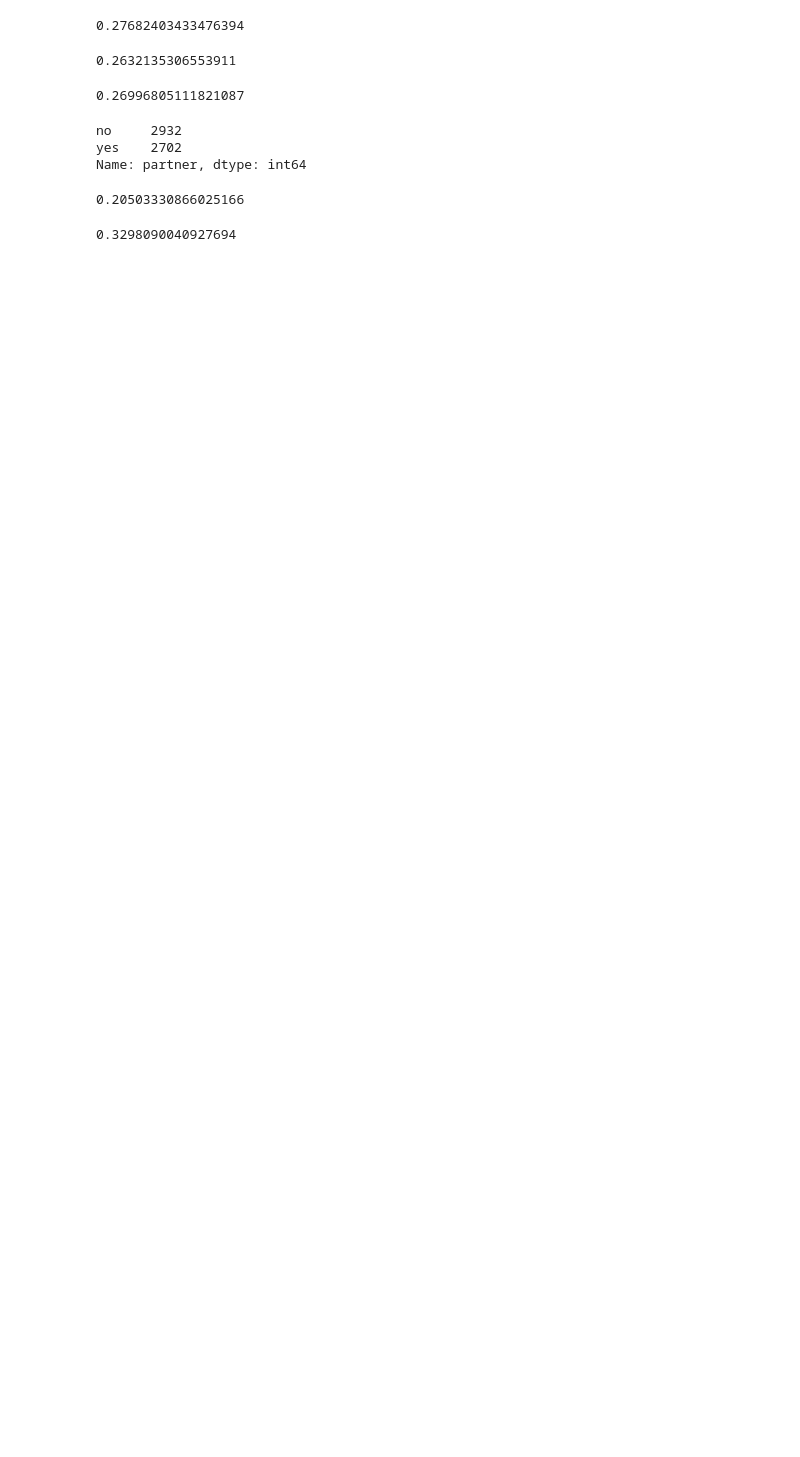
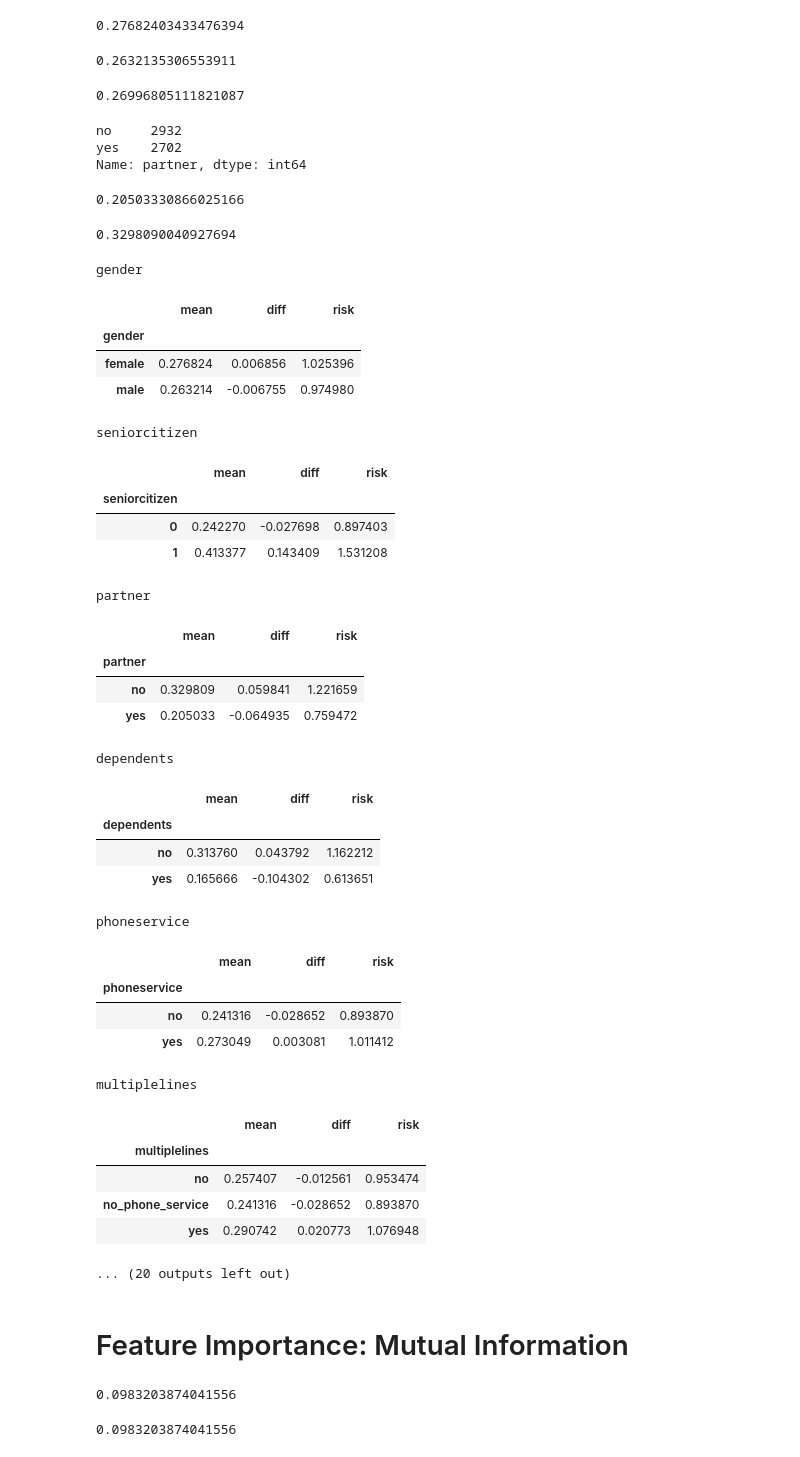
Before and after one commit to Wratch/mlbook_camp, a Jupyter notebook: Lessons/03-Week/03-week.ipynb, the cells around one changed output. Saved outputs shown, nothing was run; the diff lists cells and outputs as text; code cells hidden in the pictures; blank space fills up the shorter version.

```diff
--- a/Lessons/03-Week/03-week.ipynb
+++ b/Lessons/03-Week/03-week.ipynb
@@ -70,7 +70,7 @@ df.head().T
 | totalcharges | 29.85 | 1889.5 | 108.15 | 1840.75 | 151.65 |
 | churn | no | no | yes | no | yes |
 # %%
-df.df.totalcharges = pd.to_numeric(df.totalcharges, errors='coerce')
+df.totalcharges = pd.to_numeric(df.totalcharges, errors='coerce')
 # %%
 df.totalcharges = df.totalcharges.fillna(0)
 # %%
@@ -218,0 +221,44 @@ churn_no_partner
+# %%
+for col in categorical:
+    print(col)
+    df_group = df_full_train.groupby(col).churn.agg(['mean'])
+    df_group['diff'] = df_group['mean'] - global_churn
+    df_group['risk'] = df_group['mean'] / global_churn
+    display(df_group)
+    print()
+    print()
+# %% [output]
+gender
+|  | mean | diff | risk |
+| gender |  |  |  |
+| female | 0.276824 | 0.006856 | 1.025396 |
+| male | 0.263214 | -0.006755 | 0.974980 |
+seniorcitizen
+|  | mean | diff | risk |
+| seniorcitizen |  |  |  |
+| 0 | 0.242270 | -0.027698 | 0.897403 |
+| 1 | 0.413377 | 0.143409 | 1.531208 |
+partner
+|  | mean | diff | risk |
+| partner |  |  |  |
+| no | 0.329809 | 0.059841 | 1.221659 |
+| yes | 0.205033 | -0.064935 | 0.759472 |
+dependents
+|  | mean | diff | risk |
+| dependents |  |  |  |
+| no | 0.313760 | 0.043792 | 1.162212 |
+| yes | 0.165666 | -0.104302 | 0.613651 |
+phoneservice
+|  | mean | diff | risk |
+| phoneservice |  |  |  |
+| no | 0.241316 | -0.028652 | 0.893870 |
+| yes | 0.273049 | 0.003081 | 1.011412 |
+multiplelines
+|  | mean | diff | risk |
+| multiplelines |  |  |  |
+| no | 0.257407 | -0.012561 | 0.953474 |
+| no_phone_service | 0.241316 | -0.028652 | 0.893870 |
+| yes | 0.290742 | 0.020773 | 1.076948 |
+... (20 outputs left out)
+# %% [markdown]
+# Feature Importance: Mutual Information
@@ -218,0 +267,8 @@ churn_no_partner
+# %%
+mutual_info_score(df_full_train.contract, df_full_train.churn)
+# %% [output]
+0.0983203874041556
+# %%
+mutual_info_score(df_full_train.churn, df_full_train.contract)
+# %% [output]
+0.0983203874041556
```
Also changed, not shown: parts of 12 cells of this notebook.
